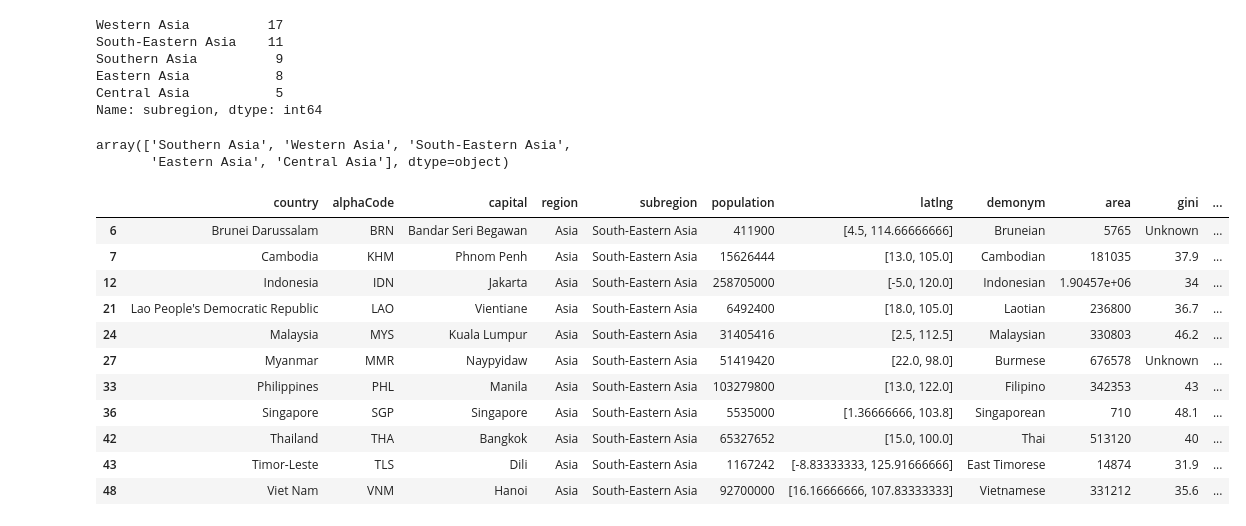
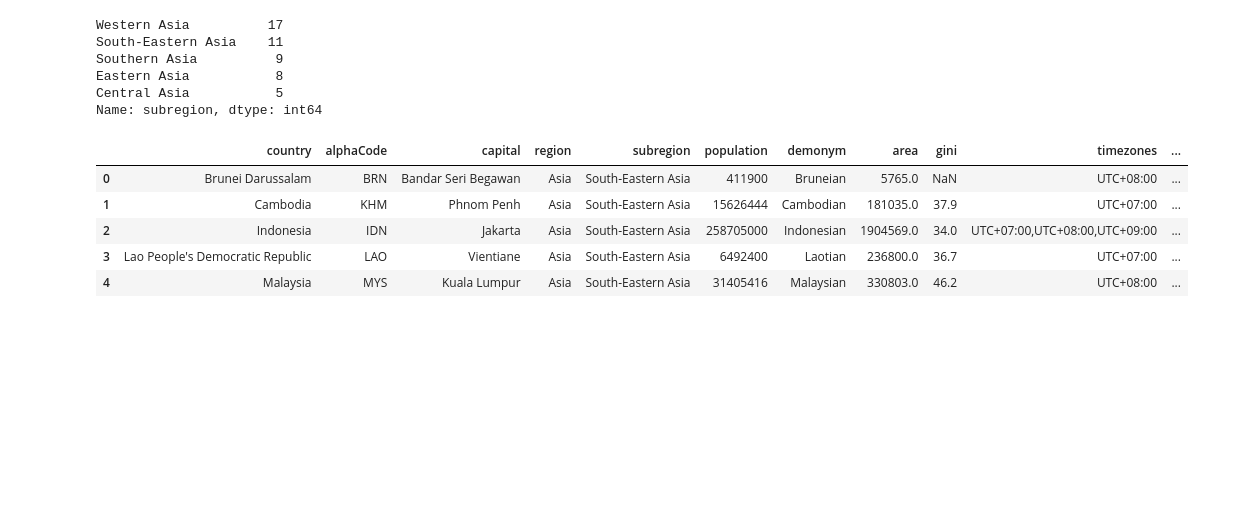
Before and after one commit to ducnguyen4993/country_apis, a Jupyter notebook: apis_test_k.ipynb, the cells around one changed output. Saved outputs shown, nothing was run; the diff lists cells and outputs as text; code cells hidden in the pictures; blank space fills up the shorter version.

```diff
--- a/apis_test_k.ipynb
+++ b/apis_test_k.ipynb
@@ -200,0 +128,17 @@ dtype: object
+# %%
+#Create lat and lon columns:
+lat=[]
+lon=[]
+for i in range(250):
+    if len(df['latlng'][i]) > 0:
+        la=df['latlng'][i][0]
+        lo=df['latlng'][i][1]
+        lat.append(la)
+        lon.append(lo)
+    else:
+        lat.append(np.nan)
+        lon.append(np.nan)
+df['lat']=lat
+df['lon']=lon
+# %%
+df.drop('latlng',axis=1,inplace=True)
@@ -200,0 +149,20 @@ dtype: object
+# %%
+#There are some columns with empty string values which are not shown as NaN
+#Fill all those with Unknown string
+def fill_empty(col):
+    new=[]
+    for i in col:
+        if i == '':
+            new.append('Unknown')
+        else:
+            new.append(i)
+    return new
+
+df['subregion']=fill_empty(df['subregion'])
+df['region']=fill_empty(df['region'])
+df['demonym']=fill_empty(df['demonym'])
+df['cioc']=fill_empty(df['cioc'])
+df['capital']=fill_empty(df['capital'])
+# %%
+df['popDensity']=round(df['population']/df['area'],2)
+df.head()
@@ -244,27 +233,16 @@ Southern Asia          9
 Eastern Asia           8
 Central Asia           5
 Name: subregion, dtype: int64
-# %%
-asia['subregion'].unique()
-# %% [output]
-array(['Southern Asia', 'Western Asia', 'South-Eastern Asia',
-       'Eastern Asia', 'Central Asia'], dtype=object)
 # %%
-sea=asia[asia['subregion']=='South-Eastern Asia']
-sea
+sea=asia[asia['subregion']=='South-Eastern Asia'].reset_index(drop=True)
+sea.head()
 # %% [output]
-|  | country | alphaCode | capital | region | subregion | population | latlng | demonym | area | gini | ... |
-| 6 | Brunei Darussalam | BRN | Bandar Seri Begawan | Asia | South-Eastern Asia | 411900 | [4.5, 114.66666666] | Bruneian | 5765 | Unknown | ... |
-| 7 | Cambodia | KHM | Phnom Penh | Asia | South-Eastern Asia | 15626444 | [13.0, 105.0] | Cambodian | 181035 | 37.9 | ... |
-| 12 | Indonesia | IDN | Jakarta | Asia | South-Eastern Asia | 258705000 | [-5.0, 120.0] | Indonesian | 1.90457e+06 | 34 | ... |
-| 21 | Lao People's Democratic Republic | LAO | Vientiane | Asia | South-Eastern Asia | 6492400 | [18.0, 105.0] | Laotian | 236800 | 36.7 | ... |
-| 24 | Malaysia | MYS | Kuala Lumpur | Asia | South-Eastern Asia | 31405416 | [2.5, 112.5] | Malaysian | 330803 | 46.2 | ... |
-| 27 | Myanmar | MMR | Naypyidaw | Asia | South-Eastern Asia | 51419420 | [22.0, 98.0] | Burmese | 676578 | Unknown | ... |
-| 33 | Philippines | PHL | Manila | Asia | South-Eastern Asia | 103279800 | [13.0, 122.0] | Filipino | 342353 | 43 | ... |
-| 36 | Singapore | SGP | Singapore | Asia | South-Eastern Asia | 5535000 | [1.36666666, 103.8] | Singaporean | 710 | 48.1 | ... |
-| 42 | Thailand | THA | Bangkok | Asia | South-Eastern Asia | 65327652 | [15.0, 100.0] | Thai | 513120 | 40 | ... |
-| 43 | Timor-Leste | TLS | Dili | Asia | South-Eastern Asia | 1167242 | [-8.83333333, 125.91666666] | East Timorese | 14874 | 31.9 | ... |
-| 48 | Viet Nam | VNM | Hanoi | Asia | South-Eastern Asia | 92700000 | [16.16666666, 107.83333333] | Vietnamese | 331212 | 35.6 | ... |
+|  | country | alphaCode | capital | region | subregion | population | demonym | area | gini | timezones | ... |
+| 0 | Brunei Darussalam | BRN | Bandar Seri Begawan | Asia | South-Eastern Asia | 411900 | Bruneian | 5765.0 | NaN | UTC+08:00 | ... |
+| 1 | Cambodia | KHM | Phnom Penh | Asia | South-Eastern Asia | 15626444 | Cambodian | 181035.0 | 37.9 | UTC+07:00 | ... |
+| 2 | Indonesia | IDN | Jakarta | Asia | South-Eastern Asia | 258705000 | Indonesian | 1904569.0 | 34.0 | UTC+07:00,UTC+08:00,UTC+09:00 | ... |
+| 3 | Lao People's Democratic Republic | LAO | Vientiane | Asia | South-Eastern Asia | 6492400 | Laotian | 236800.0 | 36.7 | UTC+07:00 | ... |
+| 4 | Malaysia | MYS | Kuala Lumpur | Asia | South-Eastern Asia | 31405416 | Malaysian | 330803.0 | 46.2 | UTC+08:00 | ... |
 # %%
 #The most populous country in South-Eastern Asia
 sea[sea['population']==sea['population'].max()]
```
Also changed, not shown: parts of 25 cells of this notebook.
